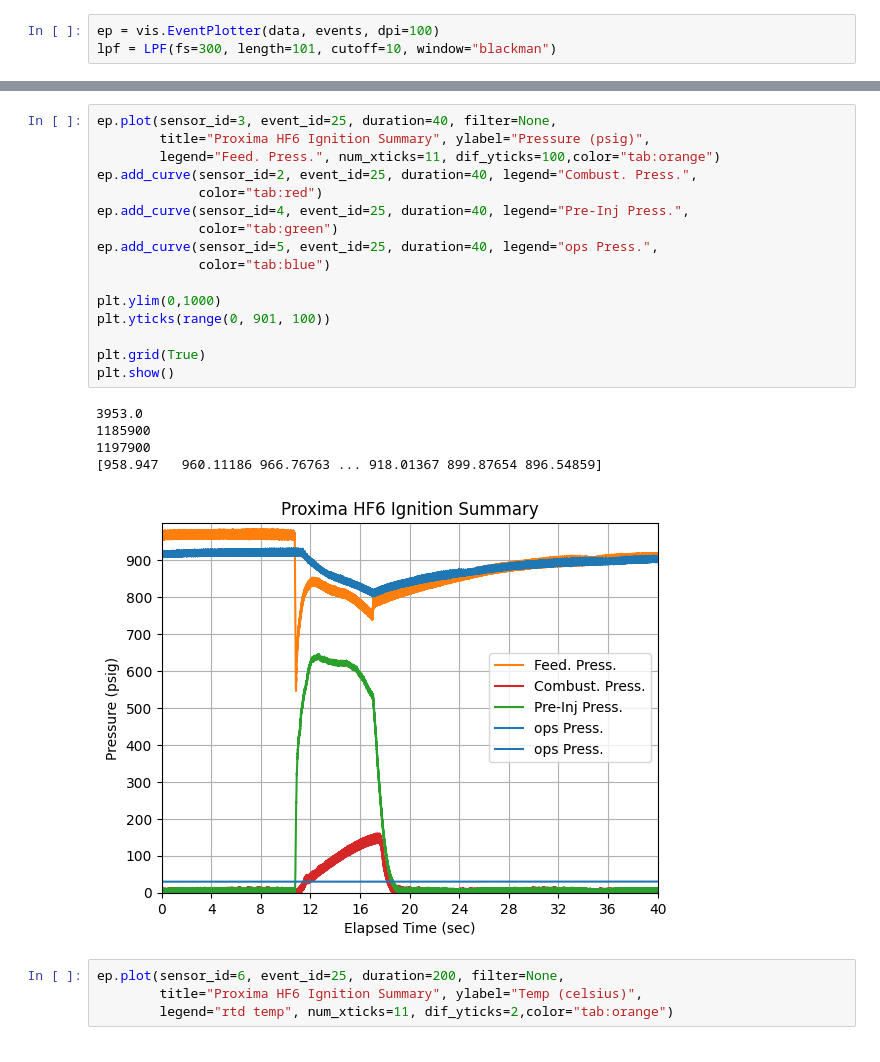
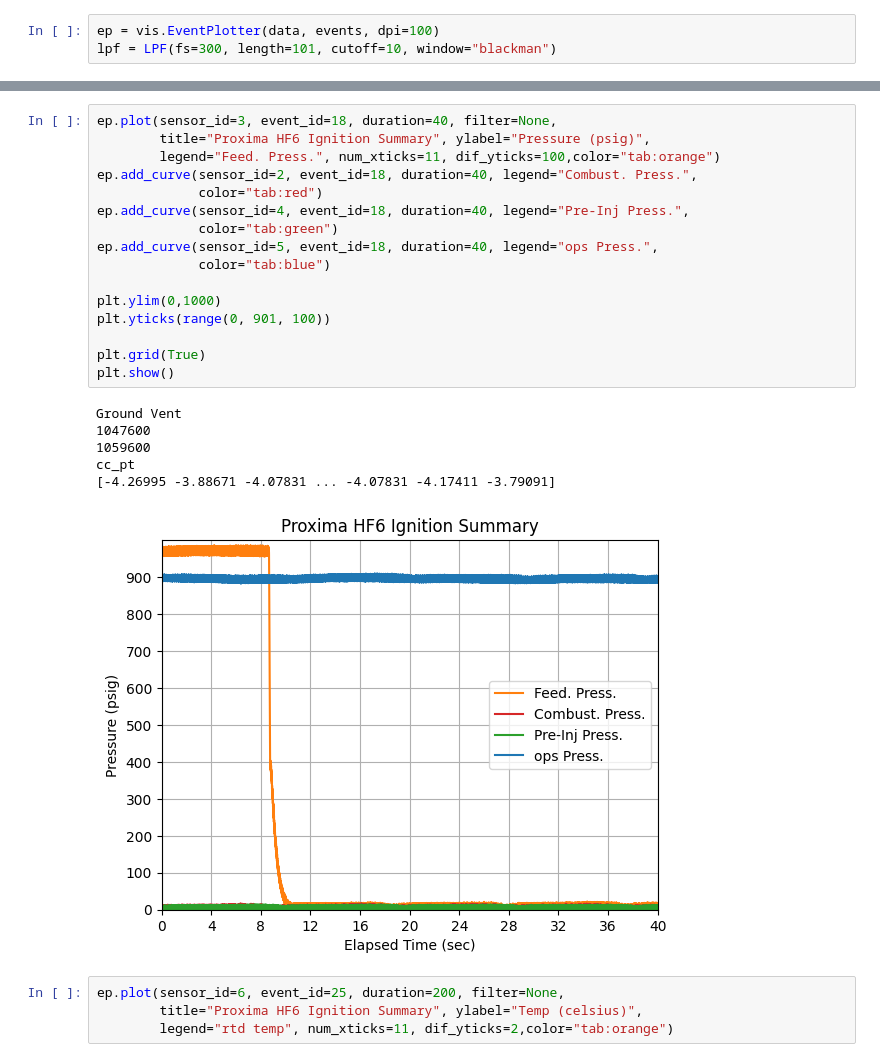
Before and after one commit to rice-eclipse/hotfire-data, a Jupyter notebook: analysis-proxima-hf-8.ipynb, the cells around one changed output, grey strips where cells are left out. Cells and saved outputs as stored; diff of their text form.

```diff
--- a/analysis-proxima-hf-8.ipynb
+++ b/analysis-proxima-hf-8.ipynb
@@ -65,25 +65,26 @@ cc_pt
 # %%
-ep.plot(sensor_id=3, event_id=25, duration=40, filter=None,
+ep.plot(sensor_id=3, event_id=18, duration=40, filter=None,
         title="Proxima HF6 Ignition Summary", ylabel="Pressure (psig)",
         legend="Feed. Press.", num_xticks=11, dif_yticks=100,color="tab:orange")
-ep.add_curve(sensor_id=2, event_id=25, duration=40, legend="Combust. Press.",
+ep.add_curve(sensor_id=2, event_id=18, duration=40, legend="Combust. Press.",
              color="tab:red")
-ep.add_curve(sensor_id=4, event_id=25, duration=40, legend="Pre-Inj Press.",
+ep.add_curve(sensor_id=4, event_id=18, duration=40, legend="Pre-Inj Press.",
              color="tab:green")
-ep.add_curve(sensor_id=5, event_id=25, duration=40, legend="ops Press.",
+ep.add_curve(sensor_id=5, event_id=18, duration=40, legend="ops Press.",
              color="tab:blue")
 
 plt.ylim(0,1000)
 plt.yticks(range(0, 901, 100))
 
 plt.grid(True)
 plt.show()
 # %% [output]
-3953.0
-1185900
-1197900
-[958.947   960.11186 966.76763 ... 918.01367 899.87654 896.54859]
+Ground Vent
+1047600
+1059600
+cc_pt
+[-4.26995 -3.88671 -4.07831 ... -4.07831 -4.17411 -3.79091]
-[figure, old version]
+[figure, new version]
 # %%
 ep.plot(sensor_id=6, event_id=25, duration=200, filter=None,
         title="Proxima HF6 Ignition Summary", ylabel="Temp (celsius)",
```
Also changed, not shown: parts of 1 cell of this notebook, 3 other files.
